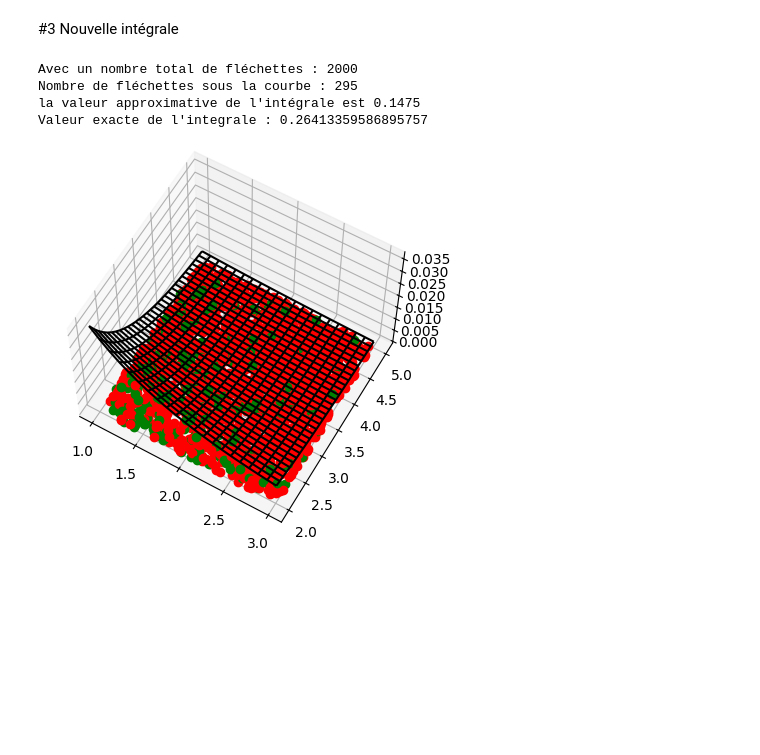
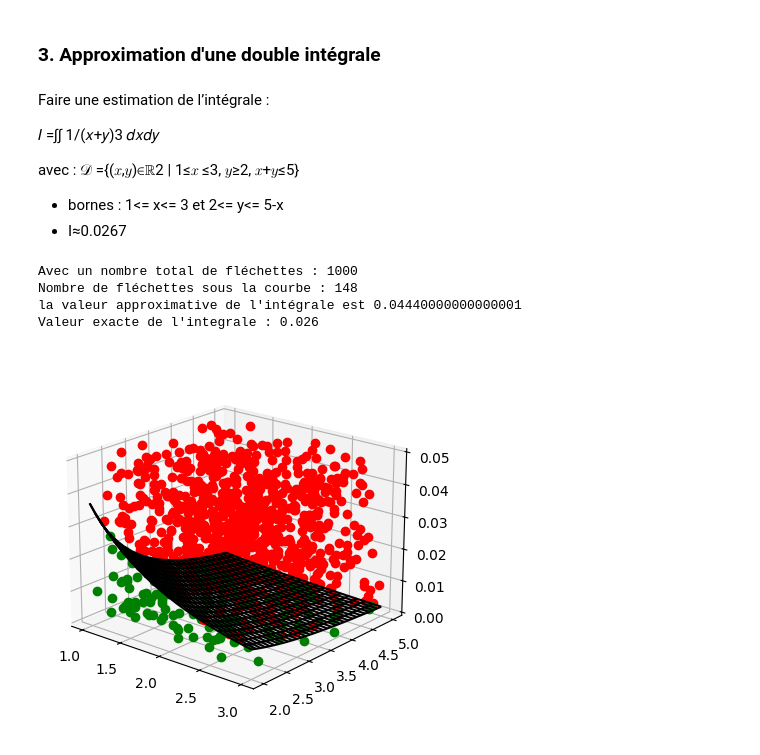
Before and after one commit to Estellezheng/TP-proba-CPE-Lyon, a Jupyter notebook: TP1/exo2.ipynb, the cells around one changed output. Saved outputs shown, nothing was run; the diff lists cells and outputs as text; code cells hidden in the pictures; blank space fills up the shorter version.

```diff
--- a/TP1/exo2.ipynb
+++ b/TP1/exo2.ipynb
@@ -37,27 +56,31 @@ Nombre de fléchettes dans le cadran : 404
 # %%
-# Tracer la courbe
+# Tracer la courbe 𝑥 ⟼ln𝑥 / 𝑥2
 x = np.linspace(1,np.e,50)
 y = np.log(x)/x**2
 plt.plot(x, y, 'b')  #bleu
 
-essais = 2000
+# Simulation empirique de n lancers de fleches
+essais = 7000
 cpt = 0
 
 for i in range (essais) :
-    px = np.random.uniform(1, np.e)
+    px = np.random.uniform(1, np.e)     #intervalle de l'integrale
     py = np.random.uniform(0, 0.5)
-    if (py < np.log(px)/px**2) :
+    if (py < np.log(px)/px**2) :        #formule de la courbe
         plt.plot(px, py,'o', color = 'green')
         cpt +=1
     else :
         plt.plot(px, py,'o', color = 'red')
 
-# calcul de l'intégrale
+# Estimation de l'intégrale
+largeur_rectangle = np.e - 1
+hauteur_rectangle = 0.5
+appro_inte = largeur_rectangle * hauteur_rectangle * cpt / essais
 
-appro_inte = cpt / essais
+# Calcul theorique
 integrale = np.trapz(y,x)
 
-
+# conclusion
 print("Avec un nombre total de fléchettes :", essais)
 print("Nombre de fléchettes sous la courbe :", cpt)
 print("la valeur approximative de l'intégrale est", appro_inte)
@@ -71,41 +94,59 @@ Valeur exacte de l'integrale : 0.26413359586895757
 # %% [markdown]
-#3 Nouvelle intégrale
+### 3. Approximation d'une double intégrale
+# %% [markdown]
+Faire une estimation de l’intégrale :
+
+𝐼 =∫∫ 1/(𝑥+𝑦)3 𝑑𝑥𝑑𝑦
+
+avec : 𝒟 ={(𝑥,𝑦)∈ℝ2  |   1≤𝑥 ≤3,      𝑦≥2,      𝑥+𝑦≤5}
+- bornes : 1<= x<= 3 et 2<= y<= 5-x
+- I≈0.0267
 # %%
 
+# Affichage de la surface 𝑧 =1/(𝑥+𝑦)3 (énoncé)
 X, Y = np.meshgrid(np.arange(1, 3.1, 0.1), np.arange(2, 5.1, 0.1))
 Z = 1 / (X + Y)**3
 fig = plt.figure()  #figsize(5,5)
 ax = fig.add_subplot(projection='3d')
 ax.plot_wireframe(X, Y, Z, color='k')
-ax.view_init(elev=60, azim=-60)
+ax.view_init(elev=20, azim=-50)
 
-essais = 2000
+# Simulation empirique de n lancers de fleches
+essais = 1000
 cpt = 0
 
 for i in range (essais) :
     px = np.random.uniform(1, 3)
     py = np.random.uniform(2, 5)
     pz = np.random.uniform(0,0.05)
 
-    if (pz < 1 / (px + py)**3) :
-        plt.plot(px, py,'o', color = 'green')
+    if (pz < (1 / (px + py)**3)) :    # surface z
+        ax.plot(px, py, pz, 'o', color='green')  # Points sous la surface
         cpt +=1
     else :
-        plt.plot(px, py,'o', color = 'red')
+        ax.plot(px, py, pz, 'o', color='red')  # Points sous la surface
 
-# calcul de l'intégrale
+# Approximation de la double intégrale
+largeur_x = 3 - 1
+longueur_y = 5 - 2
+hauteur = 0.05  # = 1/(1+2)**3 = 0.05
+appro_inte = largeur_x * longueur_y * hauteur *cpt / essais
 
-appro_inte = cpt / essais
-integrale = np.trapz(y,x)
+# Calcul theorique de la double interale
+
+# Intégration d'abord par rapport à y, puis à x
+#integrale_y = np.trapz(Z, y)
+#integrale_xy = np.trapz(integrale_y, x)
 
 
+# Conclusion
 print("Avec un nombre total de fléchettes :", essais)
 print("Nombre de fléchettes sous la courbe :", cpt)
 print("la valeur approximative de l'intégrale est", appro_inte)
-print("Valeur exacte de l'integrale :", integrale)
+print("Valeur exacte de l'integrale :", 0.026)
 # %% [output]
-Avec un nombre total de fléchettes : 2000
-Nombre de fléchettes sous la courbe : 295
-la valeur approximative de l'intégrale est 0.1475
-Valeur exacte de l'integrale : 0.26413359586895757
+Avec un nombre total de fléchettes : 1000
+Nombre de fléchettes sous la courbe : 148
+la valeur approximative de l'intégrale est 0.04440000000000001
+Valeur exacte de l'integrale : 0.026
-[figure, old version]
+[figure, new version]
```
Also changed, not shown: parts of 9 cells of this notebook, 7 other files.
